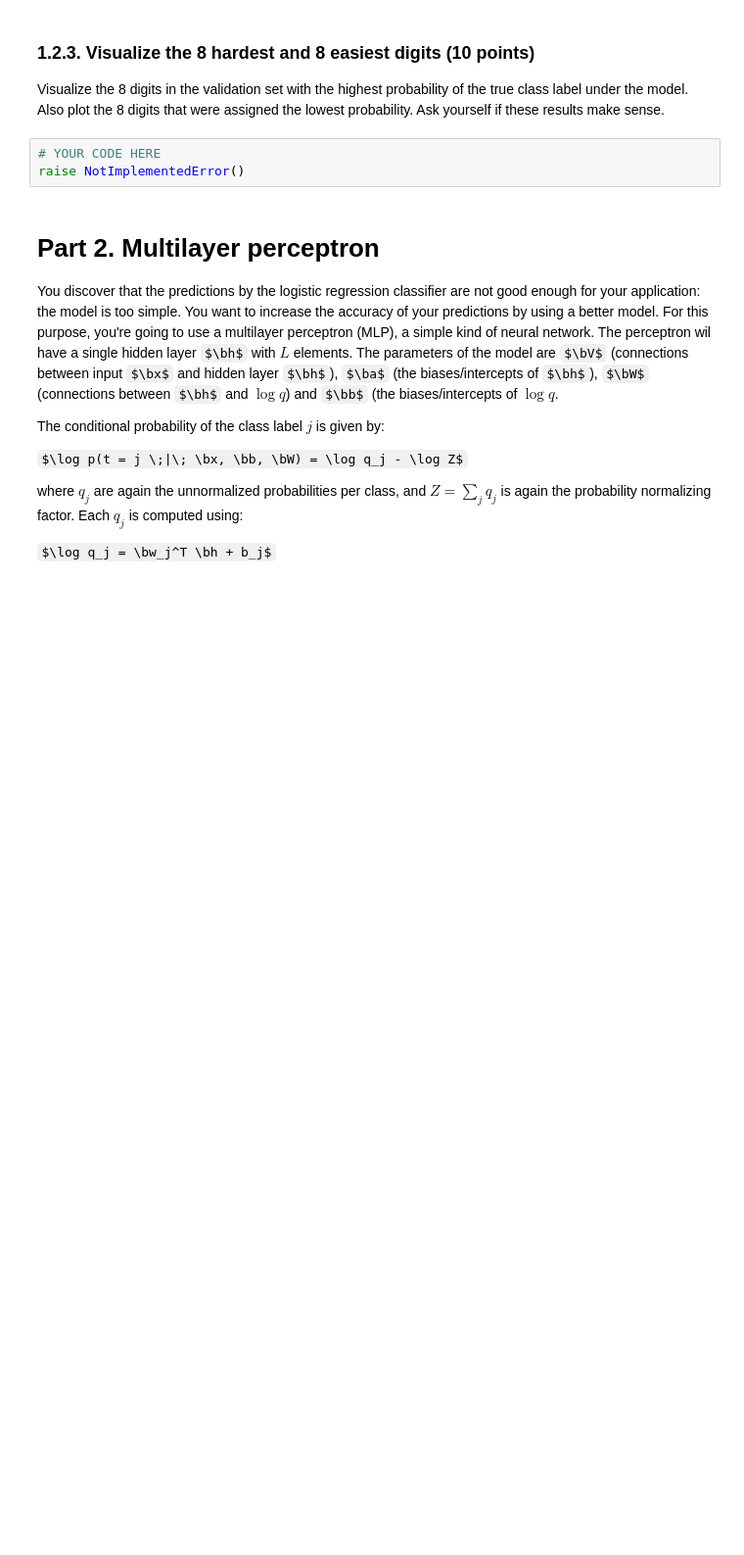
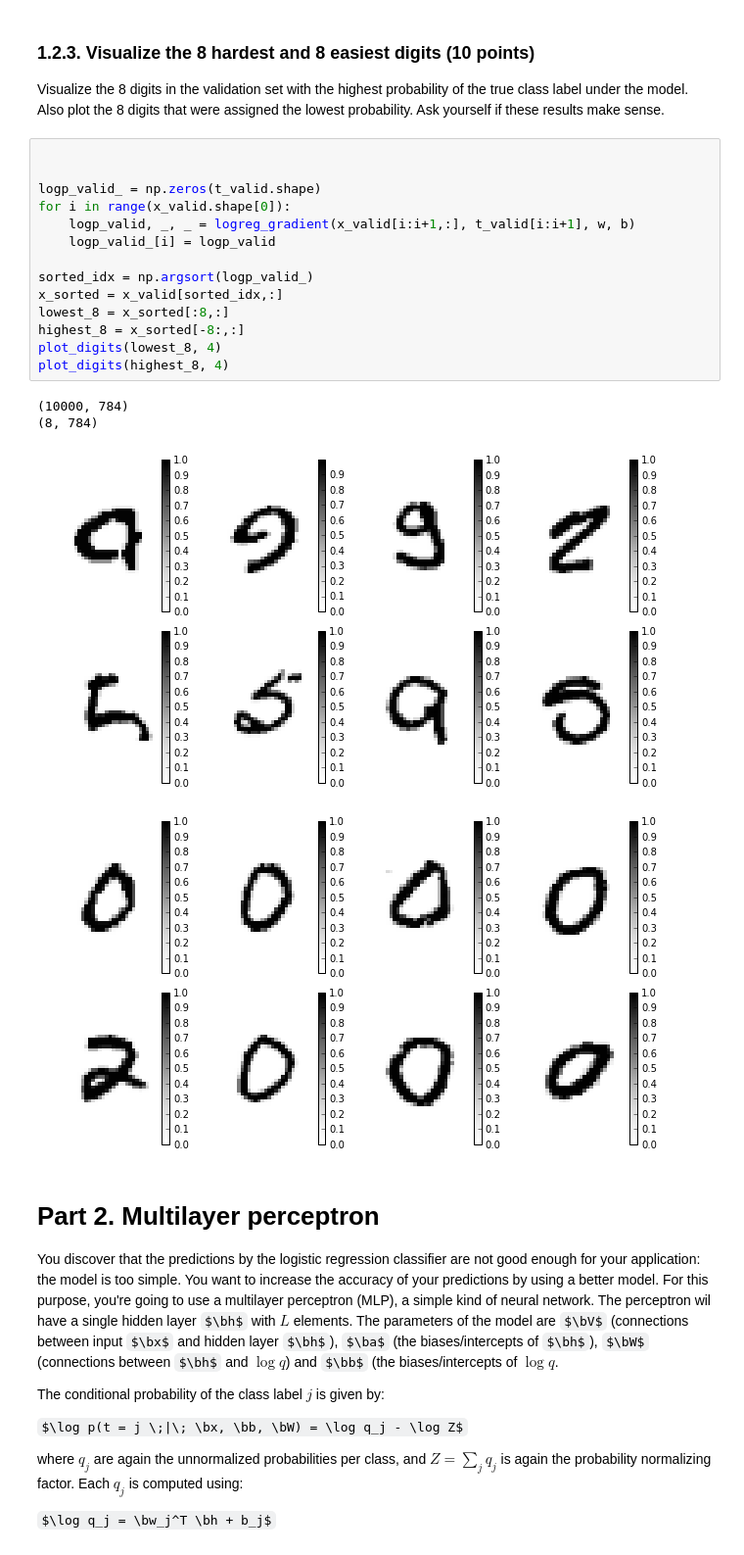
Before and after one commit to Kaleidophon/-friendly-octo-palm-tree, a Jupyter notebook: lab2.ipynb, the cells around one changed output. Shown at 98% size. Saved outputs shown, nothing was run; the diff lists cells and outputs as text; some formulas as TeX source; blank space fills up the shorter version.

```diff
--- a/lab2.ipynb
+++ b/lab2.ipynb
@@ -347,9 +387,25 @@ YOUR ANSWER HERE
 Visualize the 8 digits in the validation set with the highest probability of the true class label under the model.
 Also plot the 8 digits that were assigned the lowest probability.
 Ask yourself if these results make sense.
-# %%
-# YOUR CODE HERE
-raise NotImplementedError()
+# %%
+
+
+logp_valid_ = np.zeros(t_valid.shape)
+for i in range(x_valid.shape[0]):
+    logp_valid, _, _ = logreg_gradient(x_valid[i:i+1,:], t_valid[i:i+1], w, b)
+    logp_valid_[i] = logp_valid
+
+sorted_idx = np.argsort(logp_valid_)
+x_sorted = x_valid[sorted_idx,:]
+lowest_8 = x_sorted[:8,:]
+highest_8 = x_sorted[-8:,:]
+plot_digits(lowest_8, 4)
+plot_digits(highest_8, 4)
+# %% [output]
+(10000, 784)
+(8, 784)
+[figure, added]
+[figure, added]
 # %% [markdown]
 # Part 2. Multilayer perceptron
 
```
Also changed, not shown: parts of 8 cells of this notebook.
